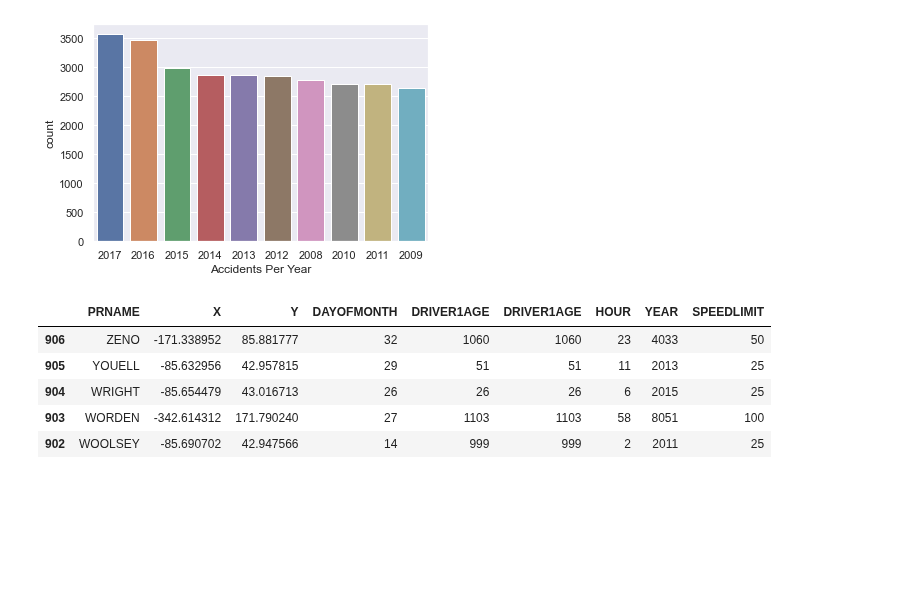
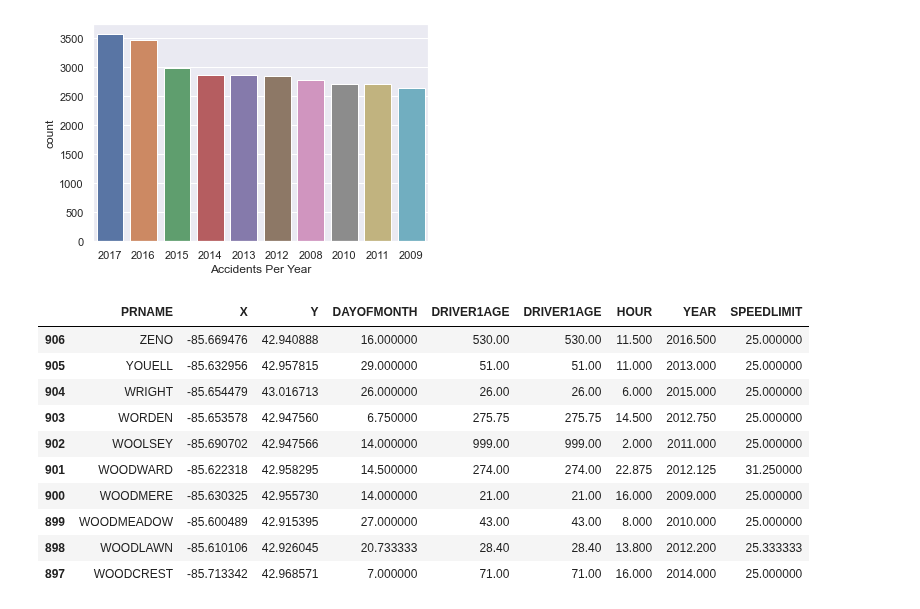
Before and after one commit to Ambush3/GR_Crash_Data, a Jupyter notebook: Crash.ipynb, the cells around one changed output. Cells and saved outputs as stored; diff of their text form; code cells hidden in the pictures; blank space fills up the shorter version.

```diff
--- a/Crash.ipynb
+++ b/Crash.ipynb
@@ -509,16 +513,21 @@ plt.show()
 # %% [output]
 [figure]
 # %%
-df5 = data_clean.groupby('PRNAME', as_index=False, sort=True).sum()
+df5 = data_clean.groupby('PRNAME', as_index=False, sort=True).mean()
 df5 = df5.sort_values('PRNAME', ascending=False)
-df5.head()
+df5.head(10)
 # %% [output]
 |  | PRNAME | X | Y | DAYOFMONTH | DRIVER1AGE | DRIVER1AGE | HOUR | YEAR | SPEEDLIMIT |
-| 906 | ZENO | -171.338952 | 85.881777 | 32 | 1060 | 1060 | 23 | 4033 | 50 |
-| 905 | YOUELL | -85.632956 | 42.957815 | 29 | 51 | 51 | 11 | 2013 | 25 |
-| 904 | WRIGHT | -85.654479 | 43.016713 | 26 | 26 | 26 | 6 | 2015 | 25 |
-| 903 | WORDEN | -342.614312 | 171.790240 | 27 | 1103 | 1103 | 58 | 8051 | 100 |
-| 902 | WOOLSEY | -85.690702 | 42.947566 | 14 | 999 | 999 | 2 | 2011 | 25 |
+| 906 | ZENO | -85.669476 | 42.940888 | 16.000000 | 530.00 | 530.00 | 11.500 | 2016.500 | 25.000000 |
+| 905 | YOUELL | -85.632956 | 42.957815 | 29.000000 | 51.00 | 51.00 | 11.000 | 2013.000 | 25.000000 |
+| 904 | WRIGHT | -85.654479 | 43.016713 | 26.000000 | 26.00 | 26.00 | 6.000 | 2015.000 | 25.000000 |
+| 903 | WORDEN | -85.653578 | 42.947560 | 6.750000 | 275.75 | 275.75 | 14.500 | 2012.750 | 25.000000 |
+| 902 | WOOLSEY | -85.690702 | 42.947566 | 14.000000 | 999.00 | 999.00 | 2.000 | 2011.000 | 25.000000 |
+| 901 | WOODWARD | -85.622318 | 42.958295 | 14.500000 | 274.00 | 274.00 | 22.875 | 2012.125 | 31.250000 |
+| 900 | WOODMERE | -85.630325 | 42.955730 | 14.000000 | 21.00 | 21.00 | 16.000 | 2009.000 | 25.000000 |
+| 899 | WOODMEADOW | -85.600489 | 42.915395 | 27.000000 | 43.00 | 43.00 | 8.000 | 2010.000 | 25.000000 |
+| 898 | WOODLAWN | -85.610106 | 42.926045 | 20.733333 | 28.40 | 28.40 | 13.800 | 2012.200 | 25.333333 |
+| 897 | WOODCREST | -85.713342 | 42.968571 | 7.000000 | 71.00 | 71.00 | 16.000 | 2014.000 | 25.000000 |
 # %%
 data_clean['PRNAME'].value_counts()
 # %% [output]
```
Also changed, not shown: parts of 13 cells of this notebook.
